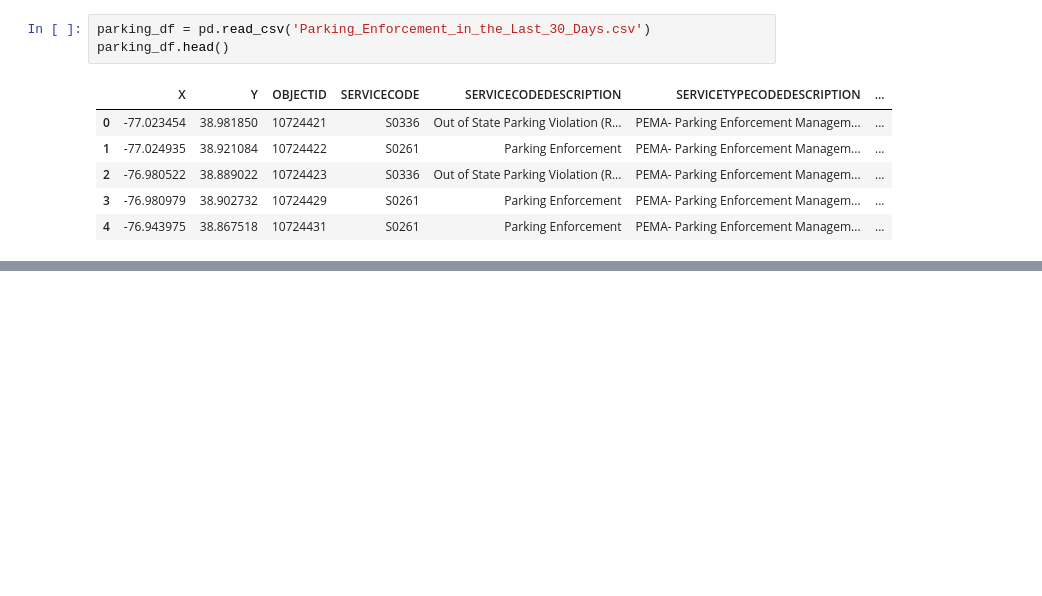
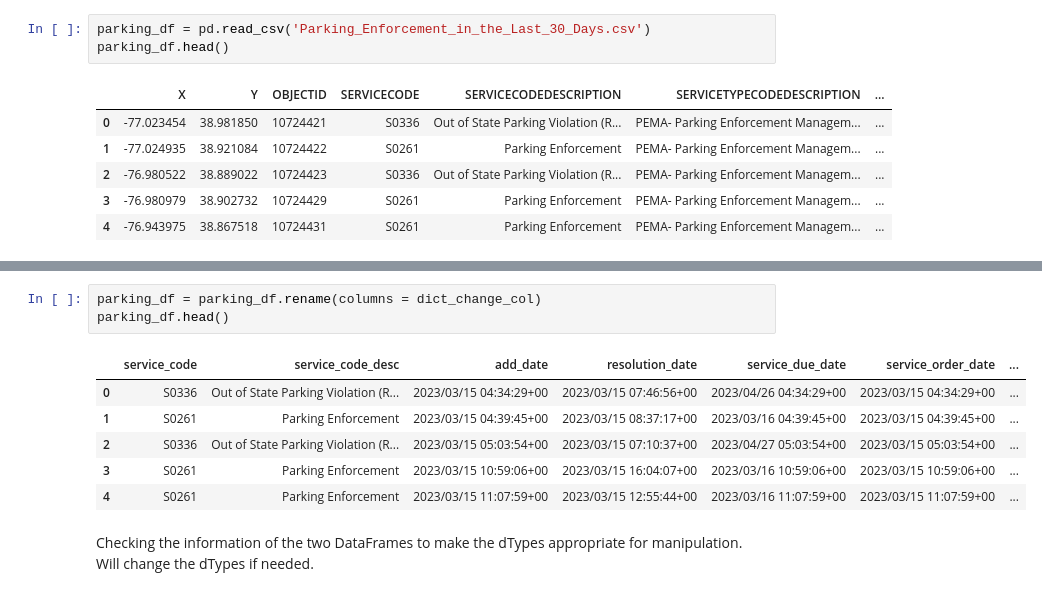
Before and after one commit to MarioVA1/INST447FinalProject, a Jupyter notebook: INST477_Final_Project.ipynb, the cells around one changed output, grey strips where cells are left out. Saved outputs shown, nothing was run; the diff lists cells and outputs as text; blank space fills up the shorter version.

```diff
--- a/INST477_Final_Project.ipynb
+++ b/INST477_Final_Project.ipynb
@@ -92,0 +136,12 @@ abandoned_df = abandoned_df.drop(columns = {})
+# %%
+parking_df = parking_df.rename(columns = dict_change_col)
+parking_df.head()
+# %% [output]
+|  | service_code | service_code_desc | add_date | resolution_date | service_due_date | service_order_date | ... |
+| 0 | S0336 | Out of State Parking Violation (R... | 2023/03/15 04:34:29+00 | 2023/03/15 07:46:56+00 | 2023/04/26 04:34:29+00 | 2023/03/15 04:34:29+00 | ... |
+| 1 | S0261 | Parking Enforcement | 2023/03/15 04:39:45+00 | 2023/03/15 08:37:17+00 | 2023/03/16 04:39:45+00 | 2023/03/15 04:39:45+00 | ... |
+| 2 | S0336 | Out of State Parking Violation (R... | 2023/03/15 05:03:54+00 | 2023/03/15 07:10:37+00 | 2023/04/27 05:03:54+00 | 2023/03/15 05:03:54+00 | ... |
+| 3 | S0261 | Parking Enforcement | 2023/03/15 10:59:06+00 | 2023/03/15 16:04:07+00 | 2023/03/16 10:59:06+00 | 2023/03/15 10:59:06+00 | ... |
+| 4 | S0261 | Parking Enforcement | 2023/03/15 11:07:59+00 | 2023/03/15 12:55:44+00 | 2023/03/16 11:07:59+00 | 2023/03/15 11:07:59+00 | ... |
+# %% [markdown]
+Checking the information of the two DataFrames to make the dTypes appropriate for manipulation. Will change the dTypes if needed.
```
Also changed, not shown: parts of 14 cells of this notebook.
